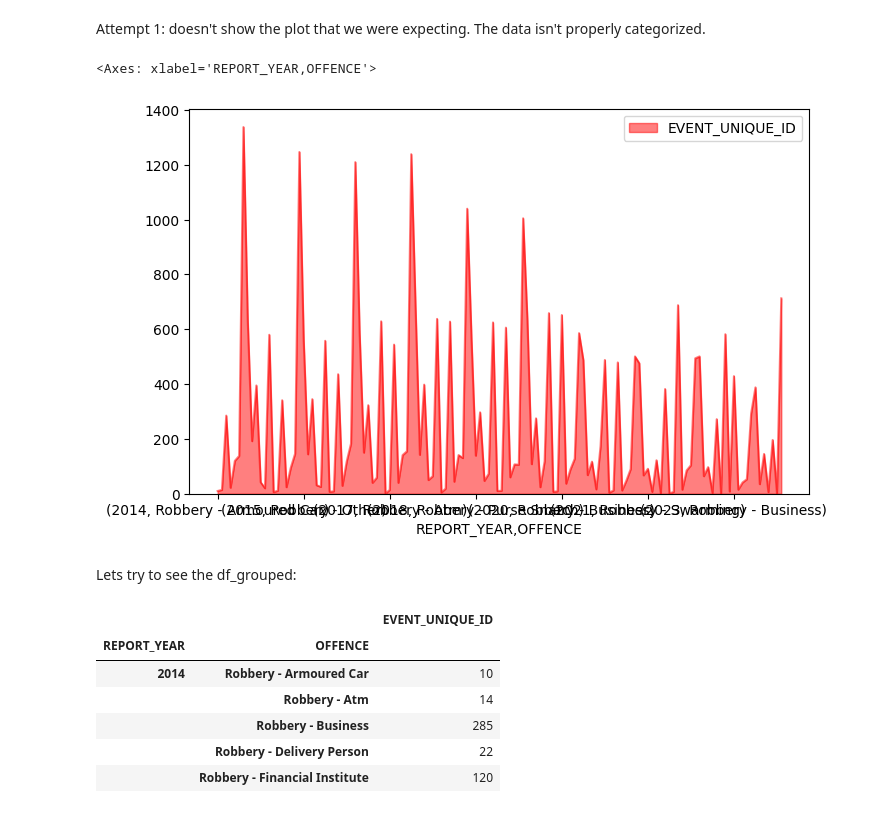
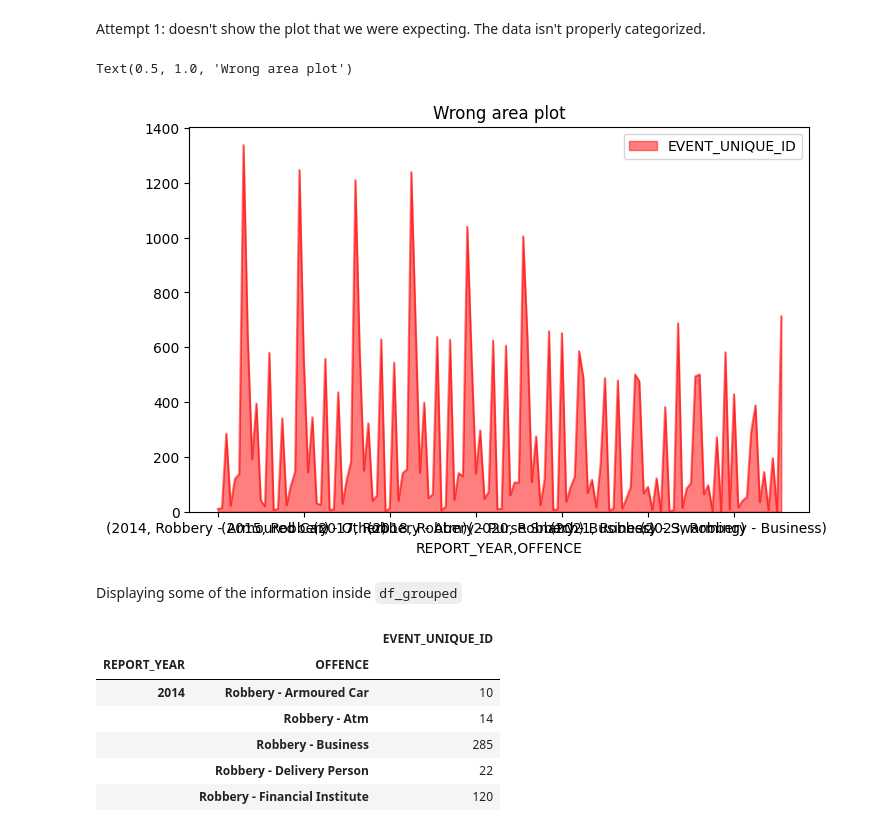
Before and after one commit to jjmmchema/robbery-data, a Jupyter notebook: TorontoRobberyData.ipynb, the cells around one changed output. Saved outputs shown, nothing was run; the diff lists cells and outputs as text; code cells hidden in the pictures.

```diff
--- a/TorontoRobberyData.ipynb
+++ b/TorontoRobberyData.ipynb
@@ -121,11 +129,12 @@ df_grouped = df_clean[['EVENT_UNIQUE_ID', 'REPORT_YEAR', 'OFFENCE']].groupby(['R
 Attempt 1: doesn't show the plot that we were expecting. The data isn't properly categorized.
 # %%
 df_grouped.plot(kind='area', stacked=False, figsize=(8, 5), color='r')
+plt.title('Wrong area plot')
 # %% [output]
-<Axes: xlabel='REPORT_YEAR,OFFENCE'>
+Text(0.5, 1.0, 'Wrong area plot')
-[figure, old version]
+[figure, new version]
-# %% [markdown]
-Lets try to see the df_grouped:
+# %% [markdown]
+Displaying some of the information inside `df_grouped`
 # %%
 df_grouped.head(13)
 # %% [output]
```
Also changed, not shown: parts of 30 cells of this notebook.
